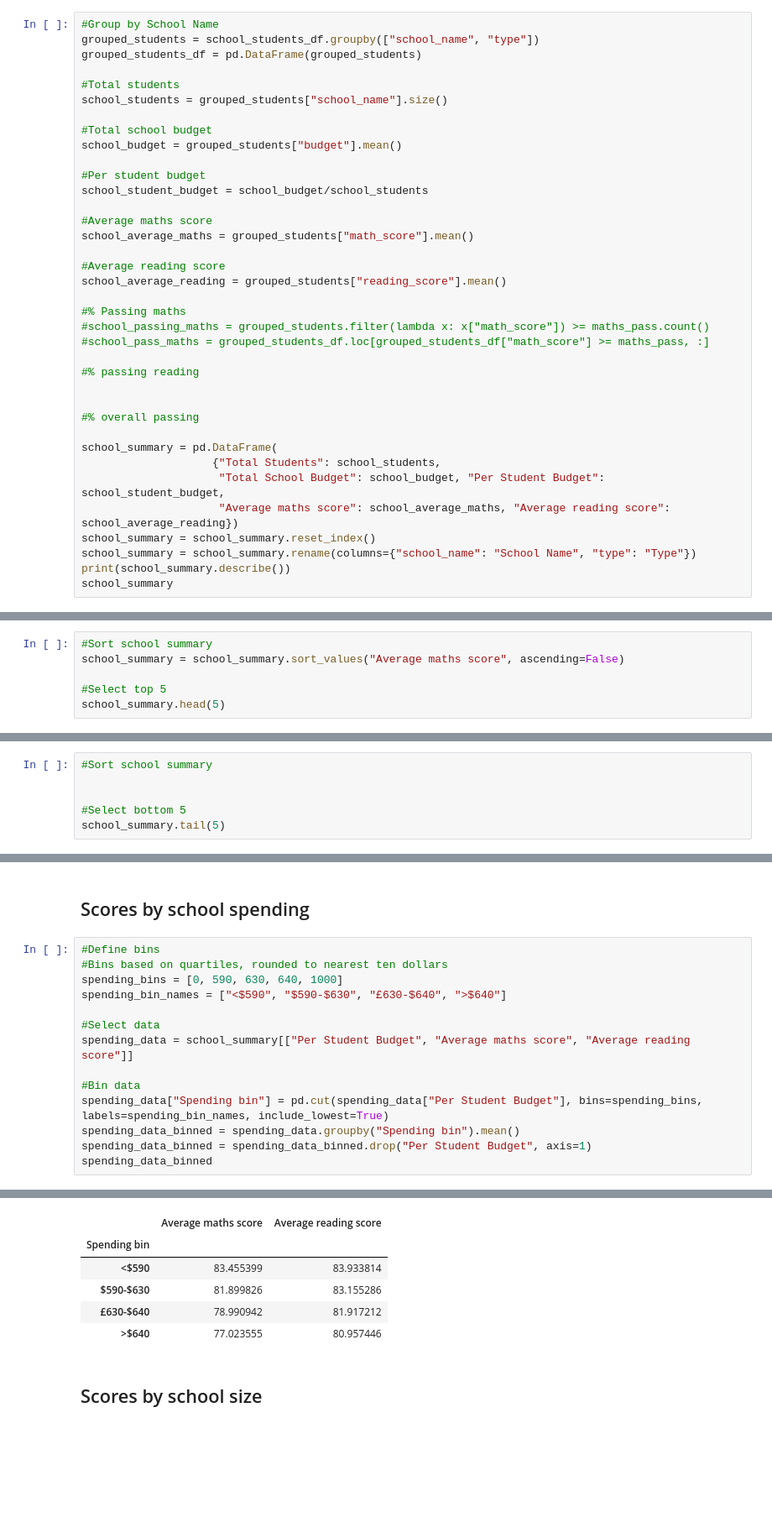
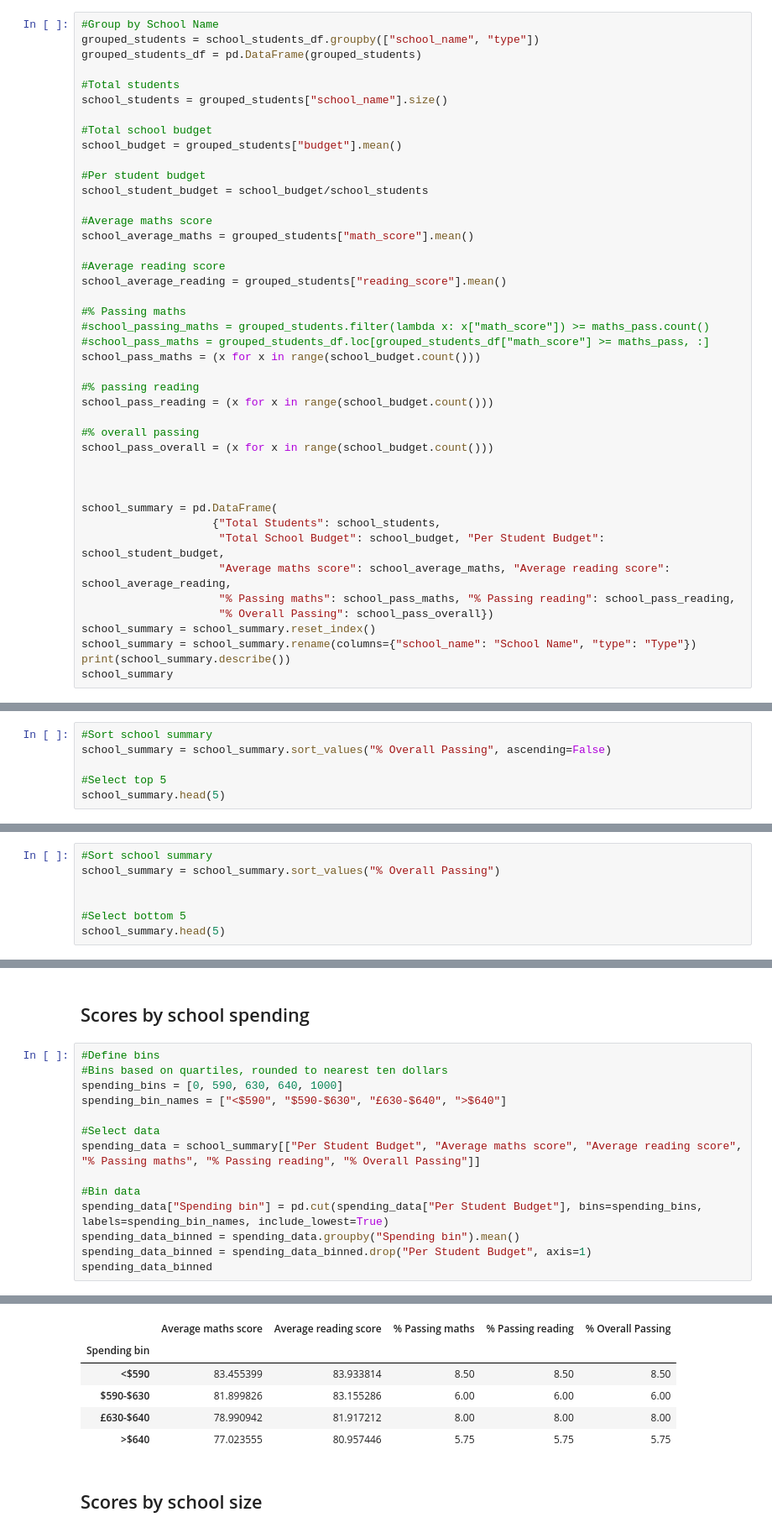
Before and after one commit to TomHOldershaw/Pandas-Challenge, a Jupyter notebook: PyCitySchools/PyCitySchools.ipynb, the cells around one changed output, grey strips where cells are left out. Shown: that part at 84% size. Saved outputs shown, nothing was run; the diff lists cells and outputs as text; blank space fills up the shorter version.

```diff
--- a/PyCitySchools/PyCitySchools.ipynb
+++ b/PyCitySchools/PyCitySchools.ipynb
@@ -131,16 +131,22 @@ school_average_reading = grouped_students["reading_score"].mean()
 #% Passing maths
 #school_passing_maths = grouped_students.filter(lambda x: x["math_score"]) >= maths_pass.count()
 #school_pass_maths = grouped_students_df.loc[grouped_students_df["math_score"] >= maths_pass, :]
+school_pass_maths = (x for x in range(school_budget.count()))
 
 #% passing reading
+school_pass_reading = (x for x in range(school_budget.count()))
+
+#% overall passing
+school_pass_overall = (x for x in range(school_budget.count()))
 
 
-#% overall passing
 
 school_summary = pd.DataFrame(
                     {"Total Students": school_students,
                      "Total School Budget": school_budget, "Per Student Budget": school_student_budget,
-                     "Average maths score": school_average_maths, "Average reading score": school_average_reading})
+                     "Average maths score": school_average_maths, "Average reading score": school_average_reading,
+                     "% Passing maths": school_pass_maths, "% Passing reading": school_pass_reading,
+                     "% Overall Passing": school_pass_overall})
 school_summary = school_summary.reset_index()
 school_summary = school_summary.rename(columns={"school_name": "School Name", "type": "Type"})
 print(school_summary.describe())
@@ -186,7 +190,7 @@ Top performing schools
 ----------------------------------
 # %%
 #Sort school summary
-school_summary = school_summary.sort_values("Average maths score", ascending=False)
+school_summary = school_summary.sort_values("% Overall Passing", ascending=False)
 
 #Select top 5
 school_summary.head(5)
@@ -202,9 +206,10 @@ Bottom performing schools
 -------------------------------------
 # %%
 #Sort school summary
+school_summary = school_summary.sort_values("% Overall Passing")
 
 
 #Select bottom 5
-school_summary.tail(5)
+school_summary.head(5)
 # %% [output]
 |  | School Name | Type | Total Students | Total School Budget | Per Student Budget | Average maths score | ... |
@@ -288,29 +293,29 @@ Scores by school spending
 # %%
 #Define bins
 #Bins based on quartiles, rounded to nearest ten dollars
 spending_bins = [0, 590, 630, 640, 1000]
 spending_bin_names = ["<$590", "$590-$630", "£630-$640", ">$640"]
 
 #Select data
-spending_data = school_summary[["Per Student Budget", "Average maths score", "Average reading score"]]
+spending_data = school_summary[["Per Student Budget", "Average maths score", "Average reading score", "% Passing maths", "% Passing reading", "% Overall Passing"]]
 
 #Bin data
 spending_data["Spending bin"] = pd.cut(spending_data["Per Student Budget"], bins=spending_bins, labels=spending_bin_names, include_lowest=True)
 spending_data_binned = spending_data.groupby("Spending bin").mean()
 spending_data_binned = spending_data_binned.drop("Per Student Budget", axis=1)
 spending_data_binned
 # %% [output]
 A value is trying to be set on a copy of a slice from a DataFrame.
 Try using .loc[row_indexer,col_indexer] = value instead
 
 See the caveats in the documentation: https://pandas.pydata.org/pandas-docs/stable/user_guide/indexing.html#returning-a-view-versus-a-copy
   spending_data["Spending bin"] = pd.cut(spending_data["Per Student Budget"], bins=spending_bins, labels=spending_bin_names, include_lowest=True)
-|  | Average maths score | Average reading score |
-| Spending bin |  |  |
-| <$590 | 83.455399 | 83.933814 |
-| $590-$630 | 81.899826 | 83.155286 |
-| £630-$640 | 78.990942 | 81.917212 |
-| >$640 | 77.023555 | 80.957446 |
+|  | Average maths score | Average reading score | % Passing maths | % Passing reading | % Overall Passing |
+| Spending bin |  |  |  |  |  |
+| <$590 | 83.455399 | 83.933814 | 8.50 | 8.50 | 8.50 |
+| $590-$630 | 81.899826 | 83.155286 | 6.00 | 6.00 | 6.00 |
+| £630-$640 | 78.990942 | 81.917212 | 8.00 | 8.00 | 8.00 |
+| >$640 | 77.023555 | 80.957446 | 5.75 | 5.75 | 5.75 |
 # %% [markdown]
 Scores by school size
 ---------------------
```
Also changed, not shown: parts of 10 cells of this notebook.
